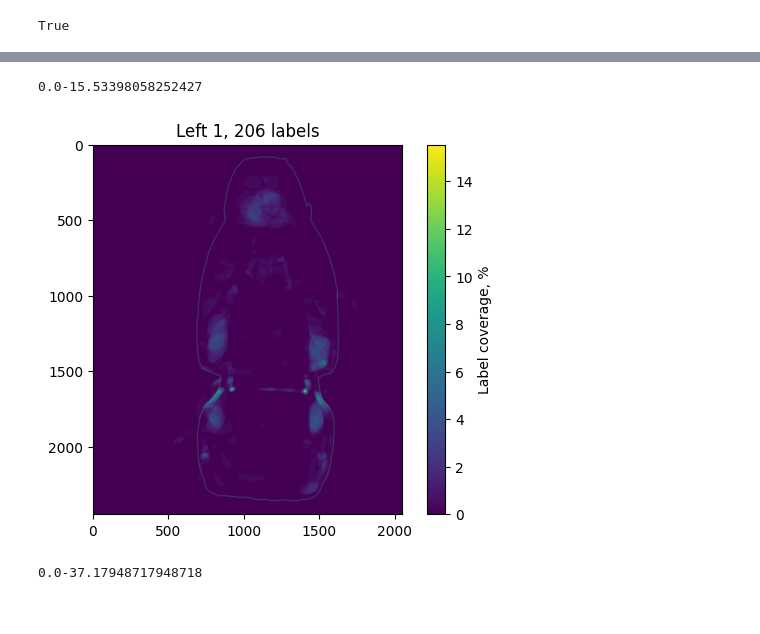
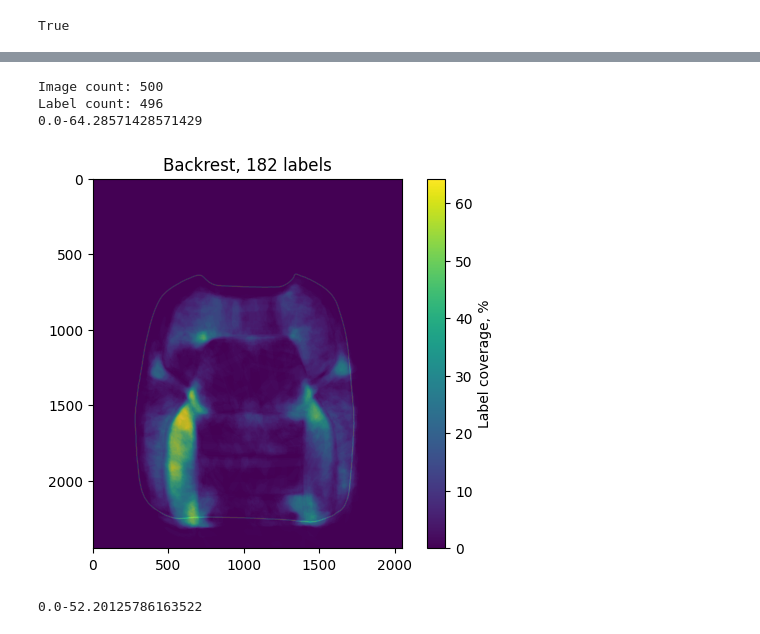
Before and after one commit to lus105/DeepVisionXplain, a Jupyter notebook: notebooks/4.1_Seat_label_coverage.ipynb, the cells around one changed output, grey strips where cells are left out. Cells and saved outputs as stored; diff of their text form; code cells hidden in the pictures.

Commit message:
Data explorationnotebooks update

```diff
--- a/notebooks/4.1_Seat_label_coverage.ipynb
+++ b/notebooks/4.1_Seat_label_coverage.ipynb
@@ -102,67 +178,23 @@ Label count: 678
 # %%
-# Define baseline photos
-cameras = {'Left 1': '20231006120229-024200994-AC FS Camera Left 1',
-           'Right 1': '20231006120219-024200994-AC FS Camera Right 1',
-           'Left 2': '20231006120229-024200994-AC FS Camera Left 2',
-           'Right 2': '20231006120409-024200994-AC FS Camera Right 2'}
+# Set paths
+data_path = Path(os.environ.get('adient_wrinkles_data_path'))
+image_path = data_path / 'Photos'
+label_path = data_path / 'labels'
+outline_path = data_path / 'Outline'
 
-show_images = False
+# Gather images and labels
+image_paths = list_files(image_path, file_extensions=IMAGE_EXTENSIONS)
+label_paths = list_files(label_path, file_extensions=IMAGE_EXTENSIONS)
+print(f'Image count: {len(image_paths)}')
+print(f'Label count: {len(label_paths)}')
 
-for camera, ref_image_name in cameras.items():
-    counter = 0
-    label_pix_sum = None
-    contour = None
-    ref_image = None
-    for i, image_path in enumerate(image_paths):
-        image_name = image_path.stem
-        if camera not in image_name:
-            continue
-        image = cv2.imread(image_path, cv2.IMREAD_UNCHANGED)
-        counter += 1
-        if label_pix_sum is None:
-            label_pix_sum = np.zeros((image.shape[0], image.shape[1]), dtype=np.float64)
-        image_height, image_width = image.shape[:2]
-        # preprocess and segment
-        image_RGB = cv2.cvtColor(image, cv2.COLOR_BGR2RGB)
-        mask_path = find_file_by_name(outline_path, image_path.stem + '_mask', ['.png'])
-        segmentation_mask = cv2.imread(mask_path, cv2.IMREAD_GRAYSCALE)
-        _, segmentation_mask = cv2.threshold(segmentation_mask, 127, 255, cv2.THRESH_BINARY)
-        mask_contours = get_contours(segmentation_mask, biggest=True)
-        segmentation_mask.fill(0) # set to zero
-        cv2.drawContours(segmentation_mask, [mask_contours], -1, 255, thickness=cv2.FILLED)
+models = {'Backrest': '20210203004037-PP0008965567-RRC20 Front  View Camera (Backrest)',
+          'Cushion': '20210202005307-PP0008962286-RRC17 Front View Camera (Cushion)'}
 
-        label_pth = find_file_by_name(label_path, image_name)
-
-        if label_pth is None:
-            continue
-
-        label = cv2.imread(label_pth, cv2.IMREAD_GRAYSCALE)
-        _, label = cv2.threshold(label, 15, 255, cv2.THRESH_BINARY)
-
-        if image_name == ref_image_name:
-            contour = mask_contours
-            cv2.drawContours(segmentation_mask, [mask_contours], -1, (240, 20, 240), thickness=4)
-        # ensure no label pixels outside segmentation regions!
-        label_seat = cv2.bitwise_and(label, segmentation_mask)
-
-        # sum
-        label_seat_float64 = label_seat.astype(np.float64)
-        label_seat_float64 /= 255.0
-        label_pix_sum += label_seat_float64
-
-        if show_images:
-            image_show = fit_image_to_screen(image)
-            label_show = fit_image_to_screen(label_seat)
-            segmentation_mask_show = fit_image_to_screen(segmentation_mask)
-            cv2.imshow('image', image_show)
-            cv2.imshow('label', label_show)
-            cv2.imshow('mask', segmentation_mask_show)
-            cv2.waitKey(0)
-
-    cv2.destroyAllWindows()
-
-    plot_label_distribution(label_pix_sum, counter, contour, f'{camera}, {counter} labels')
+generate_graphs(models, image_paths, outline_path, label_path)
 # %% [output]
-0.0-15.53398058252427
+Image count: 500
+Label count: 496
+0.0-64.28571428571429
-[figure, old version]
+[figure, new version]
-0.0-37.17948717948718
+0.0-52.20125786163522
```
Also changed, not shown: parts of 3 cells of this notebook, 1 other file.
